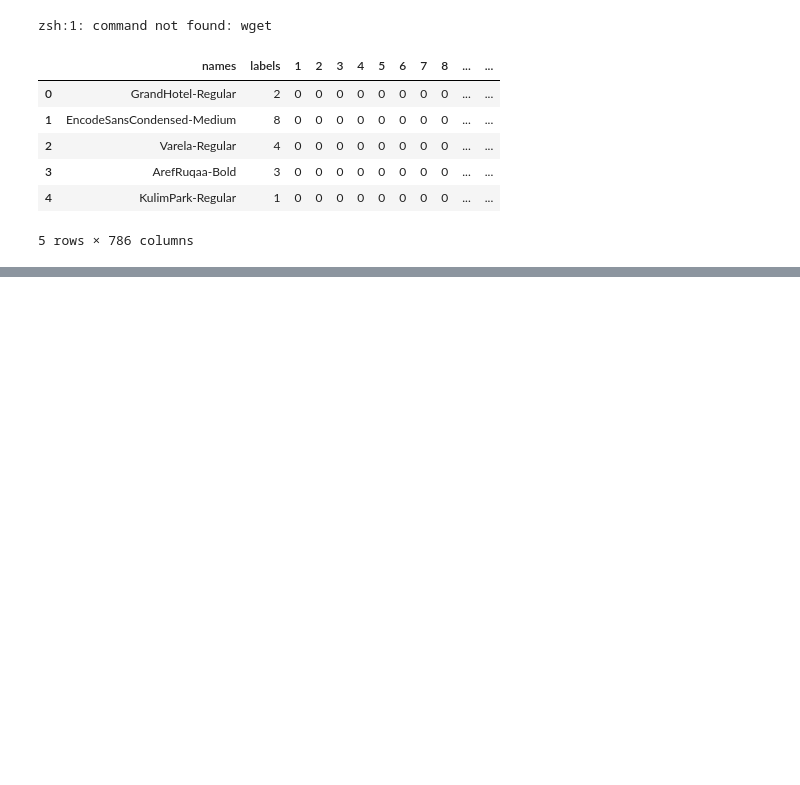
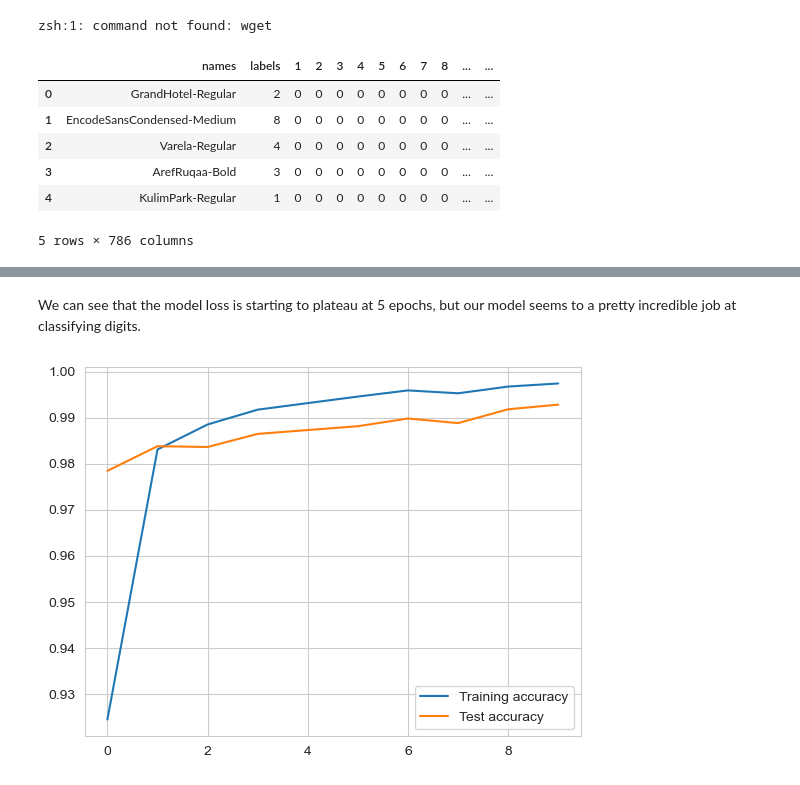
Before and after one commit to vishnuraosharma/TMNIST-Alphabet, a Jupyter notebook: Character Recognition.ipynb, the cells around one changed output, grey strips where cells are left out. Cells and saved outputs as stored; diff of their text form; code cells hidden in the pictures; blank space fills up the shorter version.

```diff
--- a/Character Recognition.ipynb
+++ b/Character Recognition.ipynb
@@ -29,0 +325,10 @@ dff.head()
+# %% [markdown]
+We can see that the model loss is starting to plateau at 5 epochs, but our model seems to a pretty incredible job at classifying digits.
+# %%
+# Plotting the training and test accuracy
+plt.plot(history.history['accuracy'], label = 'Training accuracy')
+plt.plot(history.history['val_accuracy'], label = 'Test accuracy')
+plt.legend()
+plt.show()
+# %% [output]
+[figure, added]
```
Also changed, not shown: parts of 41 cells of this notebook, 1 other file.
